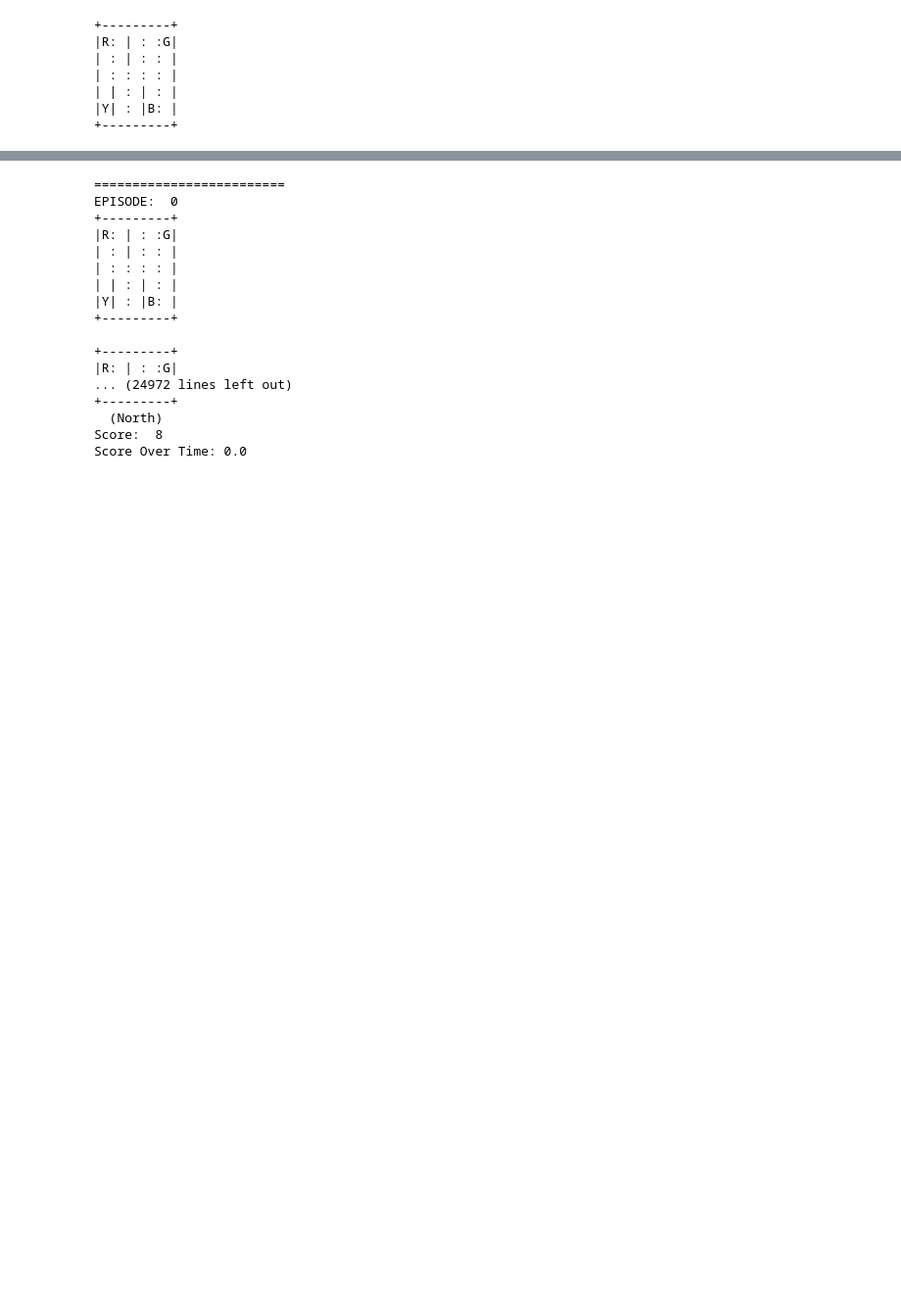
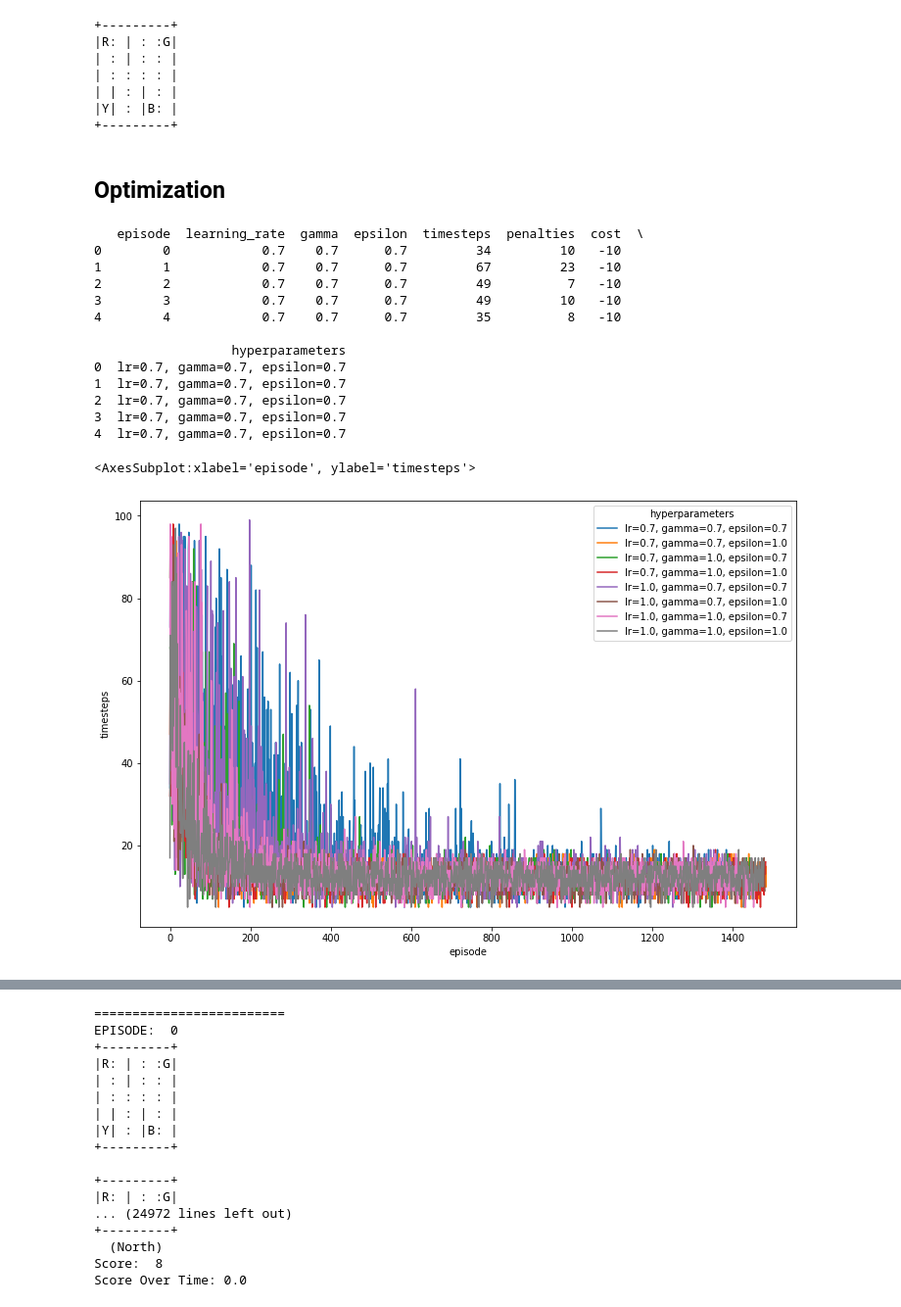
Before and after one commit to iry47/taxi_driver, a Jupyter notebook: taxi_program.ipynb, the cells around one changed output, grey strips where cells are left out. Shown at 98% size. Saved outputs shown, nothing was run; the diff lists cells and outputs as text; code cells hidden in the pictures; blank space fills up the shorter version.

Commit message:
optimization analysis added but missing final touches

```diff
--- a/taxi_program.ipynb
+++ b/taxi_program.ipynb
@@ -41,11 +45,23 @@ MAX_EPSILON = 1.0
 MIN_EPSILON = 0.01
 DECAY_RATE = 0.01
 # %%
-# MODEL RESULTS
+# MODEL INFERENCE RESULTS
 rewards_total = []
 steps_total = []
 penalties_per_ep_total = []
 timestep_per_ep_total = []
+
+# MODEL TRAINING RESULTS
+train_rewards_per_ep_total = []
+train_penalties_per_ep_total = []
+train_timestep_per_ep_total = []
+
+# MODEL EVALUATION METRICS
+reward_zero_crossing_point = []
+max_cost = []
+
+
+# Q table
 q_table = np.zeros((state_size, action_size))
 # %%
 def moving_average(a, n=3) :
@@ -133,0 +189,2 @@ def calculate_q_table(
+# %% [markdown]
+## Optimization
@@ -133,0 +231,25 @@ def calculate_q_table(
+# %%
+r = gridsearch(
+    lr_range=np.linspace(0.7,1.0, num=2),
+    gamma_range=np.linspace(0.7,1.0, num=2),
+    epsilon_range=np.linspace(0.7,1.0, num=2)
+)
+fig = plt.gcf()
+fig.set_size_inches(12, 8)
+sns.lineplot('episode', 'timesteps', hue='hyperparameters', data=r)
+# %% [output]
+   episode  learning_rate  gamma  epsilon  timesteps  penalties  cost  \
+0        0            0.7    0.7      0.7         34         10   -10
+1        1            0.7    0.7      0.7         67         23   -10
+2        2            0.7    0.7      0.7         49          7   -10
+3        3            0.7    0.7      0.7         49         10   -10
+4        4            0.7    0.7      0.7         35          8   -10
+
+                  hyperparameters
+0  lr=0.7, gamma=0.7, epsilon=0.7
+1  lr=0.7, gamma=0.7, epsilon=0.7
+2  lr=0.7, gamma=0.7, epsilon=0.7
+3  lr=0.7, gamma=0.7, epsilon=0.7
+4  lr=0.7, gamma=0.7, epsilon=0.7
+<AxesSubplot:xlabel='episode', ylabel='timesteps'>
+[figure, added]
```
Also changed, not shown: parts of 15 cells of this notebook, 1 other file.
